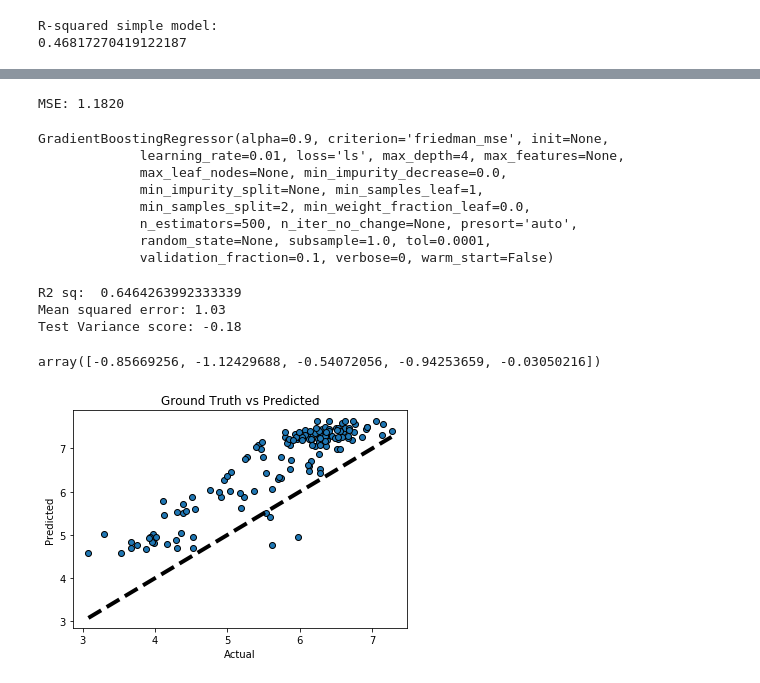
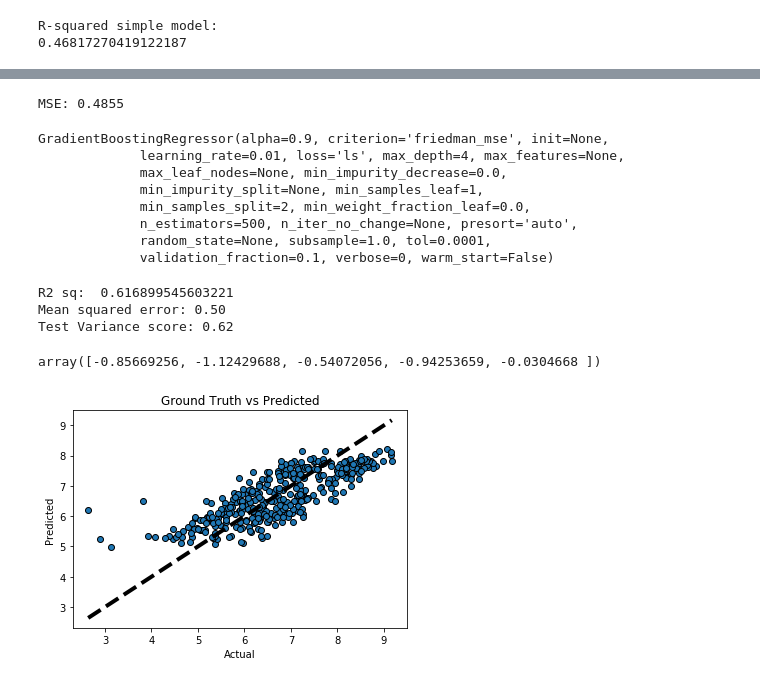
Before and after one commit to amyscott303/Thinkful, a Jupyter notebook: NY_model.ipynb, the cells around one changed output, grey strips where cells are left out. Saved outputs shown, nothing was run; the diff lists cells and outputs as text; code cells hidden in the pictures.

```diff
--- a/NY_model.ipynb
+++ b/NY_model.ipynb
@@ -543,12 +541,6 @@ X_gb2 = df_p
 
 # Create training and test sets.
 offset = int(X.shape[0] * 0.9)
-
-# Put 90% of the data in the training set.
-X_train, y_train = X_gb2[:offset], y_gb2[:offset]
-
-# And put 10% in the test set.
-X_test, y_test = X_gb2[offset:], y_gb2[offset:]
 # %%
 params = {'n_estimators': 500,
           'max_depth': 2}
@@ -556,17 +548,17 @@ params = {'n_estimators': 500,
 
 clf = ensemble.GradientBoostingRegressor(**params)
 
-clf.fit(X_train, y_train)
+clf.fit(X_train, Y_train)
 mse = mean_squared_error(y_test, clf.predict(X_test))
 print("MSE: %.4f" % mse)
 # %% [output]
-MSE: 1.1820
+MSE: 0.4855
 # %%
 params = {'n_estimators': 500, 'max_depth': 4, 'min_samples_split': 2,
           'learning_rate': 0.01, 'loss': 'ls'}
 model = ensemble.GradientBoostingRegressor(**params)
 
-model.fit(X_train, y_train)
+model.fit(X_train, Y_train)
 # %% [output]
 GradientBoostingRegressor(alpha=0.9, criterion='friedman_mse', init=None,
              learning_rate=0.01, loss='ls', max_depth=4, max_features=None,
@@ -577,34 +569,34 @@ GradientBoostingRegressor(alpha=0.9, criterion='friedman_mse', init=None,
              random_state=None, subsample=1.0, tol=0.0001,
              validation_fraction=0.1, verbose=0, warm_start=False)
 # %%
-model_score = model.score(X_train, y_train)
+model_score = model.score(X_train, Y_train)
 # Have a look at R sq to give an idea of the fit ,
 # Explained variance score: 1 is perfect prediction
 print('R2 sq: ',model_score)
-y_predicted = model.predict(X_test)
+y_gradient_pred = model.predict(X_test)
 
 # The mean squared error
-print("Mean squared error: %.2f"% mean_squared_error(y_test, y_predicted))
+print("Mean squared error: %.2f"% mean_squared_error(y_test, y_gradient_pred))
 # Explained variance score: 1 is perfect prediction
-print('Test Variance score: %.2f' % r2_score(y_test, y_predicted))
+print('Test Variance score: %.2f' % r2_score(y_test, y_gradient_pred))
 # %% [output]
-R2 sq:  0.6464263992333339
-Mean squared error: 1.03
-Test Variance score: -0.18
+R2 sq:  0.616899545603221
+Mean squared error: 0.50
+Test Variance score: 0.62
 # %%
-cross_val_score(model, X, y, cv=5)
+cross_val_score(model, X_train, Y_train, cv=5, scoring= 'r2' )
 # %% [output]
-array([-0.85669256, -1.12429688, -0.54072056, -0.94253659, -0.03050216])
+array([-0.85669256, -1.12429688, -0.54072056, -0.94253659, -0.0304668 ])
 # %%
 fig, ax = plt.subplots()
-ax.scatter(y_test, y_predicted, edgecolors=(0, 0, 0))
+ax.scatter(y_test, y_gradient_pred, edgecolors=(0, 0, 0))
 ax.plot([y_test.min(), y_test.max()], [y_test.min(), y_test.max()], 'k--', lw=4)
 ax.set_xlabel('Actual')
 ax.set_ylabel('Predicted')
 ax.set_title("Ground Truth vs Predicted")
 plt.show()
 # %% [output]
-[figure, old version]
+[figure, new version]
 # %%
 test_score = np.zeros((params['n_estimators'],), dtype=np.float64)
 
```
Also changed, not shown: parts of 22 cells of this notebook.
